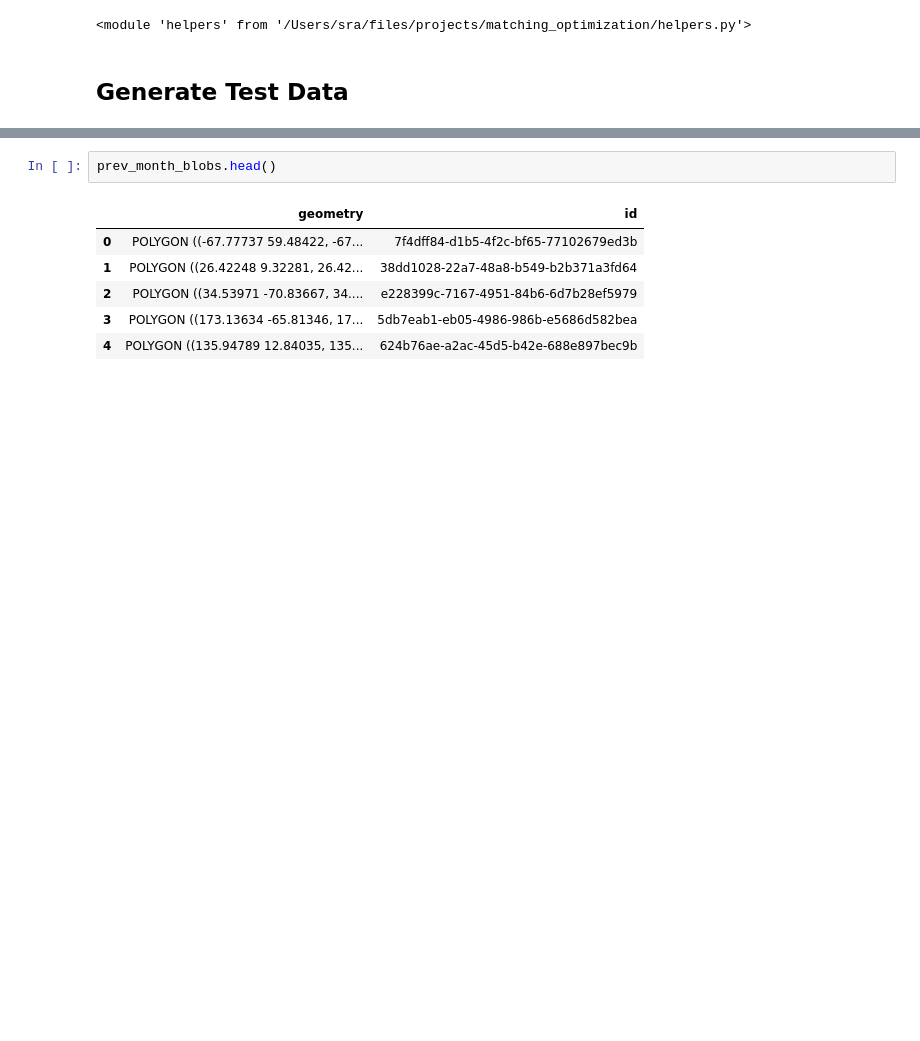
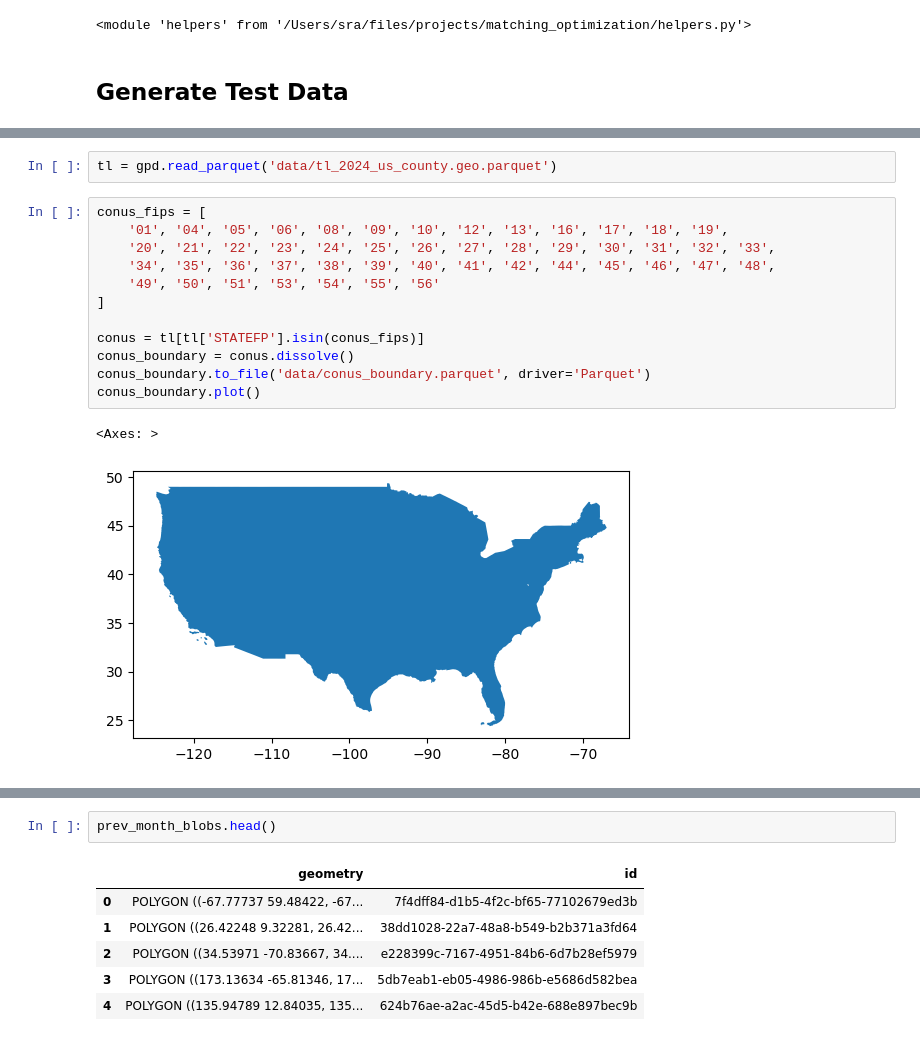
Before and after one commit to sralter/matching_optimization, a Jupyter notebook: matching.ipynb, the cells around one changed output, grey strips where cells are left out. Saved outputs shown, nothing was run; the diff lists cells and outputs as text; blank space fills up the shorter version.

```diff
--- a/matching.ipynb
+++ b/matching.ipynb
@@ -33,0 +91,17 @@ Created fresh logs/sid_2025-02-26_21-46-31_timing.log
+# %%
+tl = gpd.read_parquet('data/tl_2024_us_county.geo.parquet')
+# %%
+conus_fips = [
+    '01', '04', '05', '06', '08', '09', '10', '12', '13', '16', '17', '18', '19',
+    '20', '21', '22', '23', '24', '25', '26', '27', '28', '29', '30', '31', '32', '33',
+    '34', '35', '36', '37', '38', '39', '40', '41', '42', '44', '45', '46', '47', '48',
+    '49', '50', '51', '53', '54', '55', '56'
+]
+
+conus = tl[tl['STATEFP'].isin(conus_fips)]
+conus_boundary = conus.dissolve()
+conus_boundary.to_file('data/conus_boundary.parquet', driver='Parquet')
+conus_boundary.plot()
+# %% [output]
+<Axes: >
+[figure, added]
```
Also changed, not shown: parts of 9 cells of this notebook, 31 other files.
